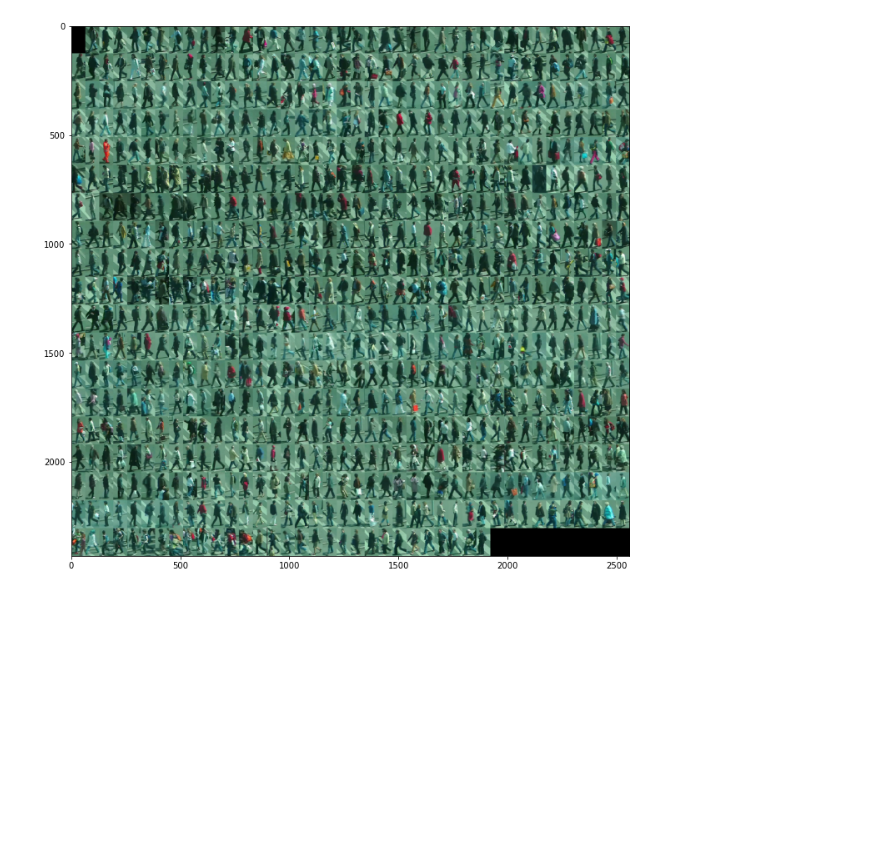
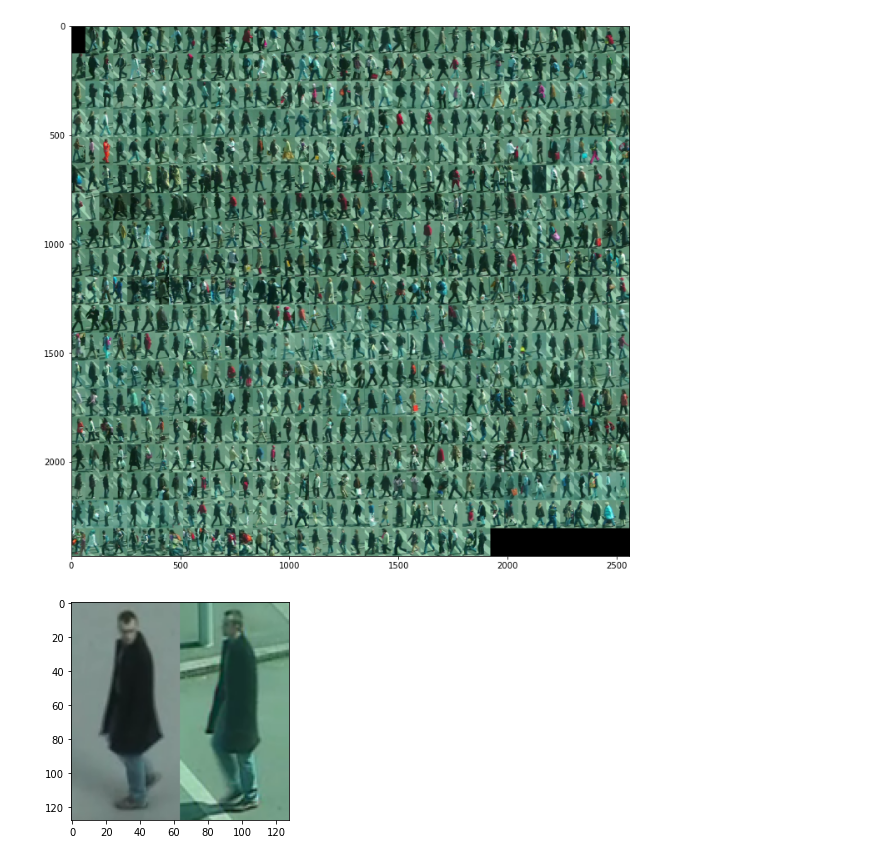
Before and after one commit to sogangori/Re-identification, a Jupyter notebook: PRID2011 load.ipynb, the cells around one changed output. Saved outputs shown, nothing was run; the diff lists cells and outputs as text; code cells hidden in the pictures; blank space fills up the shorter version.

```diff
--- a/PRID2011 load.ipynb
+++ b/PRID2011 load.ipynb
@@ -36,6 +36,7 @@ def load_prid_data(path_folder):
         return
 
     paths_png = glob(path_folder + '*.png')
+    paths_png = np.sort(paths_png)
 
     m = len(paths_png)
     for i in range(m):
@@ -116,3 +117,17 @@ plt.imshow(canvas_b)
 # %% [output]
 <matplotlib.image.AxesImage at 0x...>
 [figure]
+# %%
+def display_person_by_id(idx):
+    if idx > len(list_img_a):
+        print('out of range idx in list_img_a', idx, len(list_img_a))
+        return
+    if idx > len(list_img_b):
+        print('out of range idx in list_img_b', idx, len(list_img_b))
+        return
+
+    ax = plt.imshow(np.concatenate((np.array(list_img_a[idx]), np.array(list_img_b[idx])), 1))
+# %%
+display_person_by_id(100)
+# %% [output]
+[figure, added]
```
Also changed, not shown: parts of 3 cells of this notebook.
